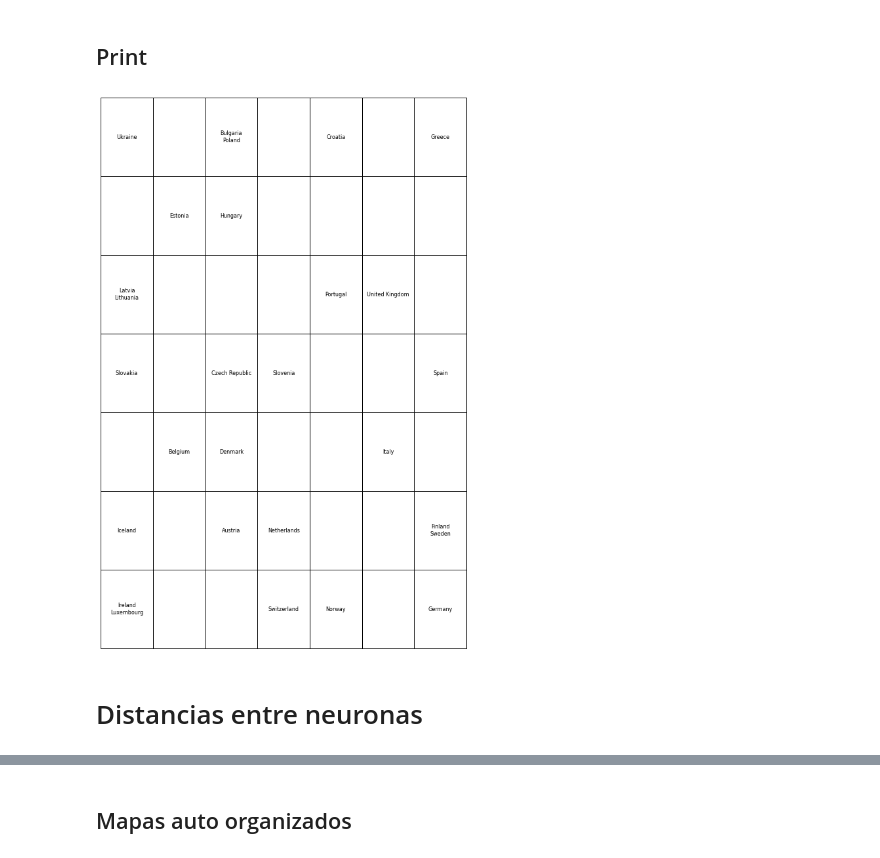
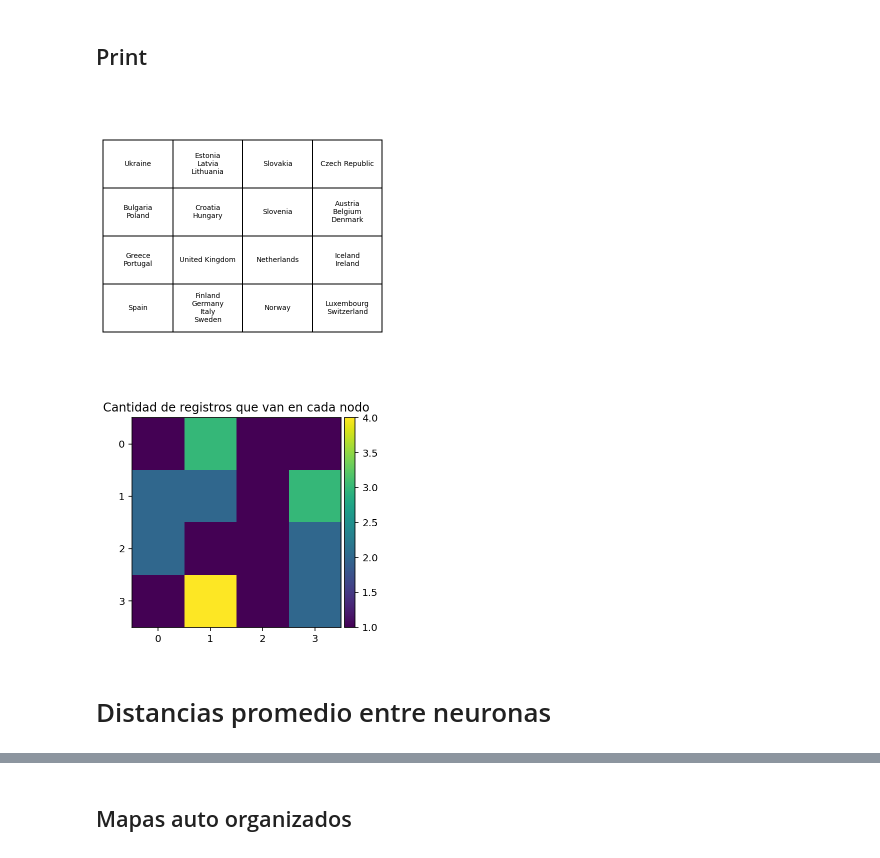
Before and after one commit to rcatalan98/sia-tp, a Jupyter notebook: tp-4/ej1/Kohonen.ipynb, the cells around one changed output, grey strips where cells are left out. Drawn from its saved outputs; the diff is of its cells as text; code cells hidden in the pictures.

Commit message:
Added final chart

```diff
--- a/tp-4/ej1/Kohonen.ipynb
+++ b/tp-4/ej1/Kohonen.ipynb
@@ -15,7 +18,7 @@ kohonen_net_size => Size of the Kohonen network. It's one value that will vreate
 use_weighted_entries => It will define if we use random W initialization or not
 kohonen_train_epochs => Times the Kohonen network will train
 # %%
-kohonen_net_size: int = 7
+kohonen_net_size: int = 4
 use_weighted_entries: bool = True
 kohonen_train_epochs: int = 500 * 7
 # %% [markdown]
@@ -39,39 +40,17 @@ net.train(kohonen_train_epochs)
 # %%
 groups = np.empty((kohonen_net_size,kohonen_net_size)).tolist()
 for i in range(kohonen_net_size):
     for j in range(kohonen_net_size):
         groups[i][j] = []
 
 for idx,country in enumerate(countries):
     i,j = net.classify(net.values[idx])
     groups[i][j] += [country]
+
+draw_countries_in_neurons_with_text(groups)
+draw_countries_in_neurons(groups)
+# %% [output]
+[figure, added]
+[figure, added]
-# %%
-import matplotlib.pyplot as plt
-
-cell_text = []
-
-for row in groups:
-    cell_text.append([str.join("\n",item) for item in row])
-
-plt.figure(
-    linewidth=2,
-    figsize=(10,5)
-)
-the_table = plt.table(
-    cellText=cell_text,
-    cellLoc='center',
-    loc='center'
-)
-
-the_table.scale(1, 10)# Hide axes
-ax = plt.gca()
-ax.get_xaxis().set_visible(False)
-ax.get_yaxis().set_visible(False)# Hide axes border
-plt.box(on=None)
-plt.draw()
-fig = plt.gcf()
-plt.show()
-# %% [output]
-[figure, removed]
 # %% [markdown]
-# Distancias entre neuronas
+# Distancias promedio entre neuronas
```
Also changed, not shown: parts of 6 cells of this notebook, 1 other file.
